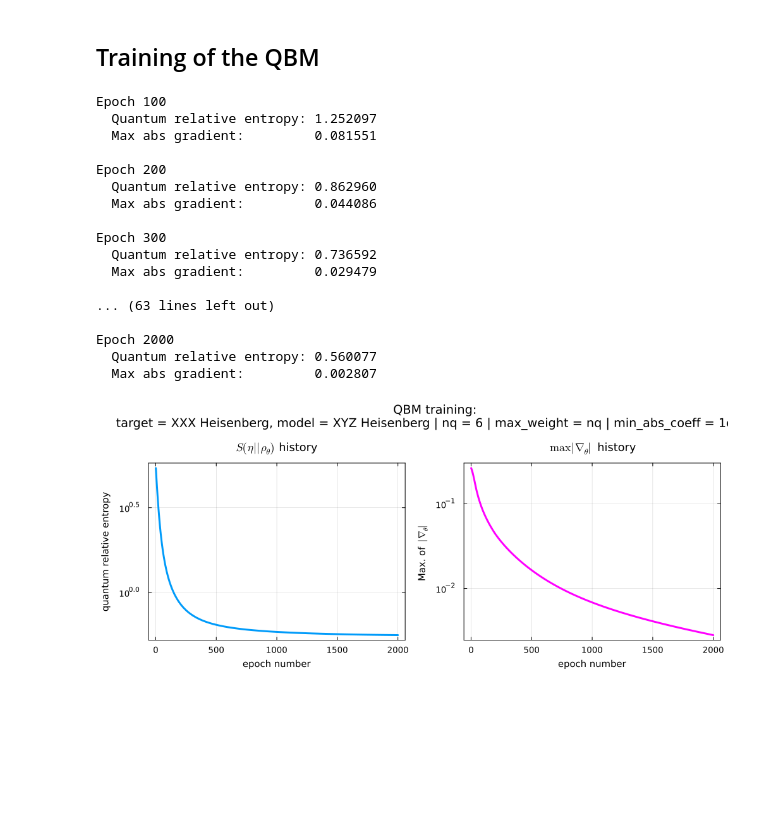
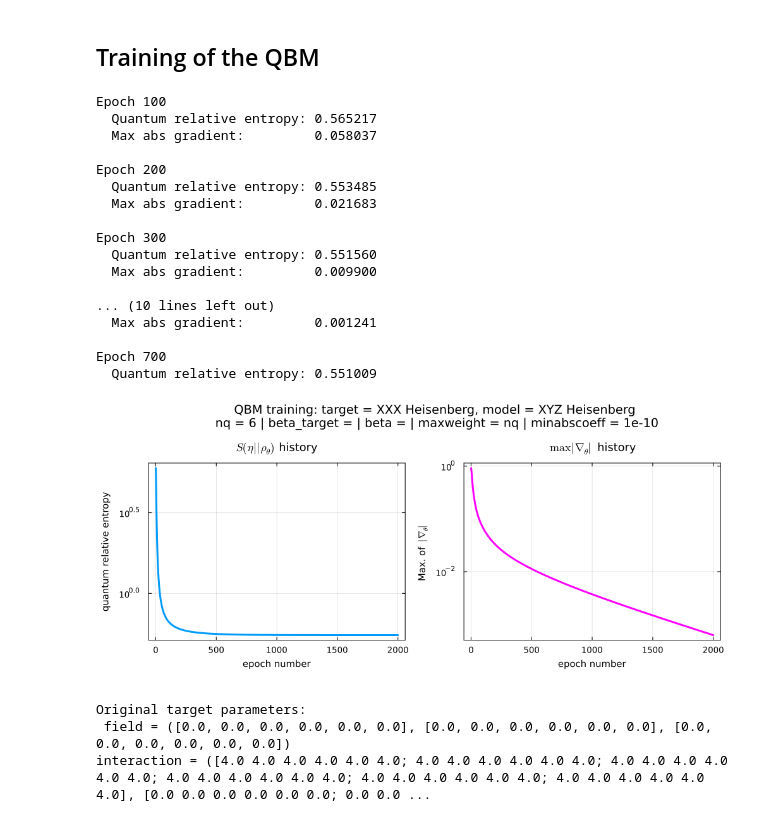
Before and after one commit to Michele-Minervini/PauliSampling.jl, a Jupyter notebook: numerics/quantumboltzmannmachines/2-keppen-results.ipynb, the cells around one changed output. Cells and saved outputs as stored; diff of their text form; code cells hidden in the pictures; blank space fills up the shorter version.

```diff
--- a/numerics/quantumboltzmannmachines/2-keppen-results.ipynb
+++ b/numerics/quantumboltzmannmachines/2-keppen-results.ipynb
@@ -204,7 +221,10 @@ target_probs_beta2 = clamp.(target_probs_beta2, 1e-300, Inf);
 target_probs_beta∞ = computesymmetriceigenvalues(target_eta_beta∞_matrix)
 target_probs_beta∞ = clamp.(target_probs_beta∞ , 1e-300, Inf);
 # %%
-params = HamiltonianParams(n; wi_xyz=b, wij_xyz=j)
+beta = 1
+
+params = parameters(:heisenberg_fields, n; field_vals=Dict(:X => fields[1], :Y => fields[2], :Z => fields[3]), coupling_vals=Dict(:XX => interactions[1], :YY => interactions[2], :ZZ => interactions[3]))
+
 # learning rate
 gamma = 0.2
 # number of epochs
@@ -217,19 +237,17 @@ qre_hist = Float64[]
 grad_hist = Vector{Float64}[]
 
 for epoch in 1:epochs
-    qbm_xyz = makehamiltonian(params)
+    qbm_xyz = makehamiltonian(params) * beta
     qbm_xyz_matrix = paulistringtomatrix(qbm_xyz)
     push!(qre_hist, computequantumrelativeentropy(target_eta_beta1_matrix, target_probs_beta1,     qbm_xyz_matrix))
 
     # create qbm state
     circuit, theta = paulistringtocircuit(qbm_xyz)
     num_layers = 100
-    beta = 1.
     max_weight = n
     min_abs_coeff = 1e-10
     rho = makethermalstate(n, circuit, theta, num_layers;
-                                    beta=beta, max_weight=max_weight,
-                                    min_abs_coeff=min_abs_coeff)
+                                    max_weight=max_weight, min_abs_coeff=min_abs_coeff)
     rho_matrix = paulistringtomatrix(rho)
 
     # Compute and record gradient
@@ -258,22 +276,22 @@ for epoch in 1:epochs
 end
 # %% [output]
 Epoch 100
-  Quantum relative entropy: 1.252097
-  Max abs gradient:         0.081551
+  Quantum relative entropy: 0.565217
+  Max abs gradient:         0.058037
 
 Epoch 200
-  Quantum relative entropy: 0.862960
-  Max abs gradient:         0.044086
+  Quantum relative entropy: 0.553485
+  Max abs gradient:         0.021683
 
 Epoch 300
-  Quantum relative entropy: 0.736592
-  Max abs gradient:         0.029479
+  Quantum relative entropy: 0.551560
+  Max abs gradient:         0.009900
 
-... (63 lines left out)
+... (10 lines left out)
+  Max abs gradient:         0.001241
 
-Epoch 2000
-  Quantum relative entropy: 0.560077
-  Max abs gradient:         0.002807
+Epoch 700
+  Quantum relative entropy: 0.551009
 # %%
 gr()
 
@@ -294,32 +312,38 @@ p1 = plot(qre_hist,
 p2 = plot([maximum(g) for g in grad_hist],
     yaxis = :log10,
     xlabel = "epoch number",
     ylabel = "Max. of  " * L"|\!\nabla\!_\theta|",
     title = "\n" * "\n" * string(L"\max |\!\nabla\!_\theta|", " history"),
     legend = false,
     color = :fuchsia,
     lw = 3,
     titlefont = font(12),
     guidefont = font(10),
     tickfont = font(9),
     margin = 5mm)
 
 # ---- Combine side by side ----
 combined = plot(
     p1, p2,
     layout = (1, 2),
     size = (1000, 450),
-    plot_title = "QBM training:\ntarget = XXX Heisenberg, model = XYZ Heisenberg | nq = 6 | max_weight = nq | min_abs_coeff = 1e-10",
+    plot_title = "QBM training: target = XXX Heisenberg, model = XYZ Heisenberg\n nq = 6 | beta_target = | beta = | maxweight = nq | minabscoeff = 1e-10",
     plot_titlefont = font(13),
     bottom_margin = 9mm,
     left_margin = 5mm,
     right_margin = 1mm,
     top_margin = 10mm,
     framestyle = :box,
     titleloc = :center,
     spacing = 10mm
 )
 
 display(combined)
 # %% [output]
-[figure, old version]
+[figure, new version]
+# %%
+@printf("Original target parameters:\n field = %s\ninteraction = %s\n", params_target.wi_xyz, params_target.wij_xyz)
+# %% [output]
+Original target parameters:
+ field = ([0.0, 0.0, 0.0, 0.0, 0.0, 0.0], [0.0, 0.0, 0.0, 0.0, 0.0, 0.0], [0.0, 0.0, 0.0, 0.0, 0.0, 0.0])
+interaction = ([4.0 4.0 4.0 4.0 4.0 4.0; 4.0 4.0 4.0 4.0 4.0 4.0; 4.0 4.0 4.0 4.0 4.0 4.0; 4.0 4.0 4.0 4.0 4.0 4.0; 4.0 4.0 4.0 4.0 4.0 4.0; 4.0 4.0 4.0 4.0 4.0 4.0], [0.0 0.0 0.0 0.0 0.0 0.0; 0.0 0.0 ...
```
Also changed, not shown: parts of 22 cells of this notebook, 4 other files.
